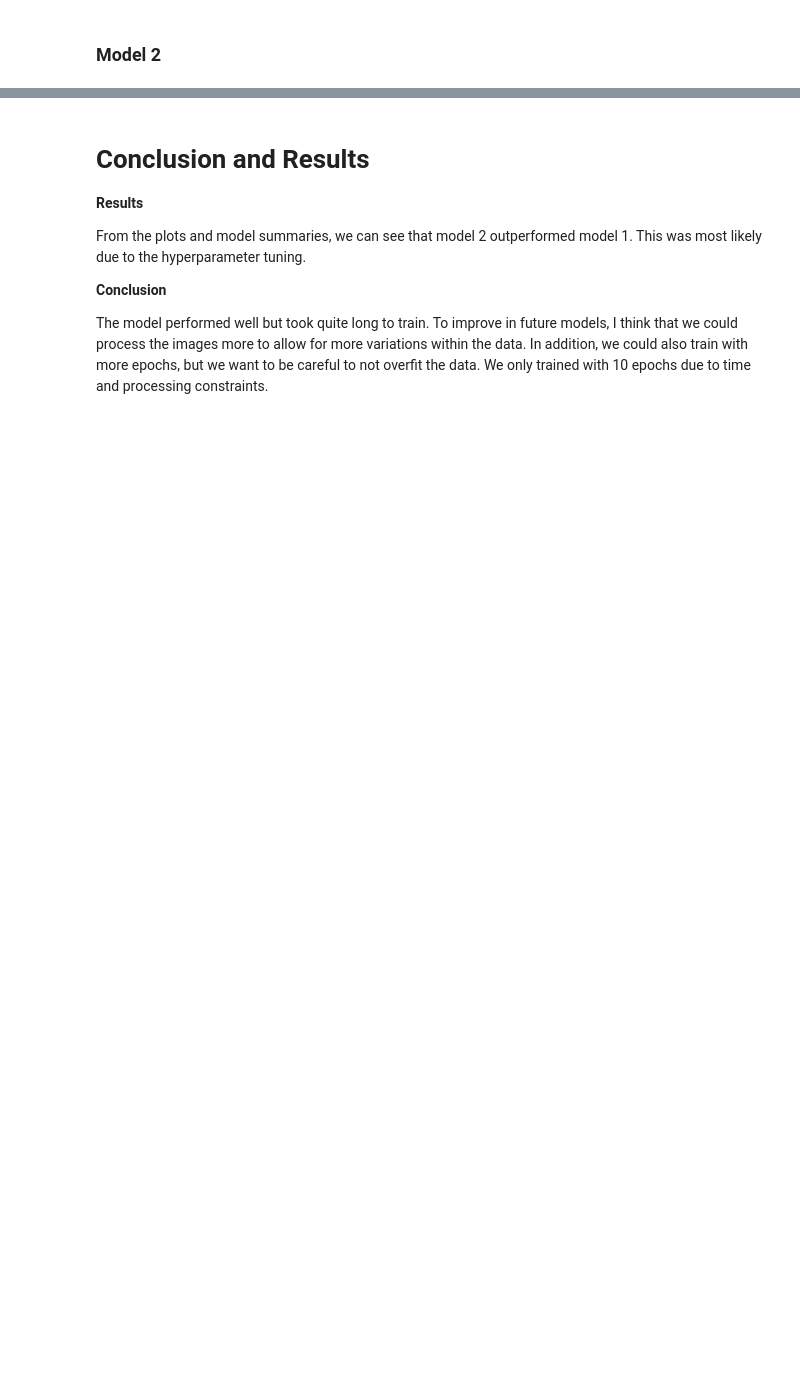
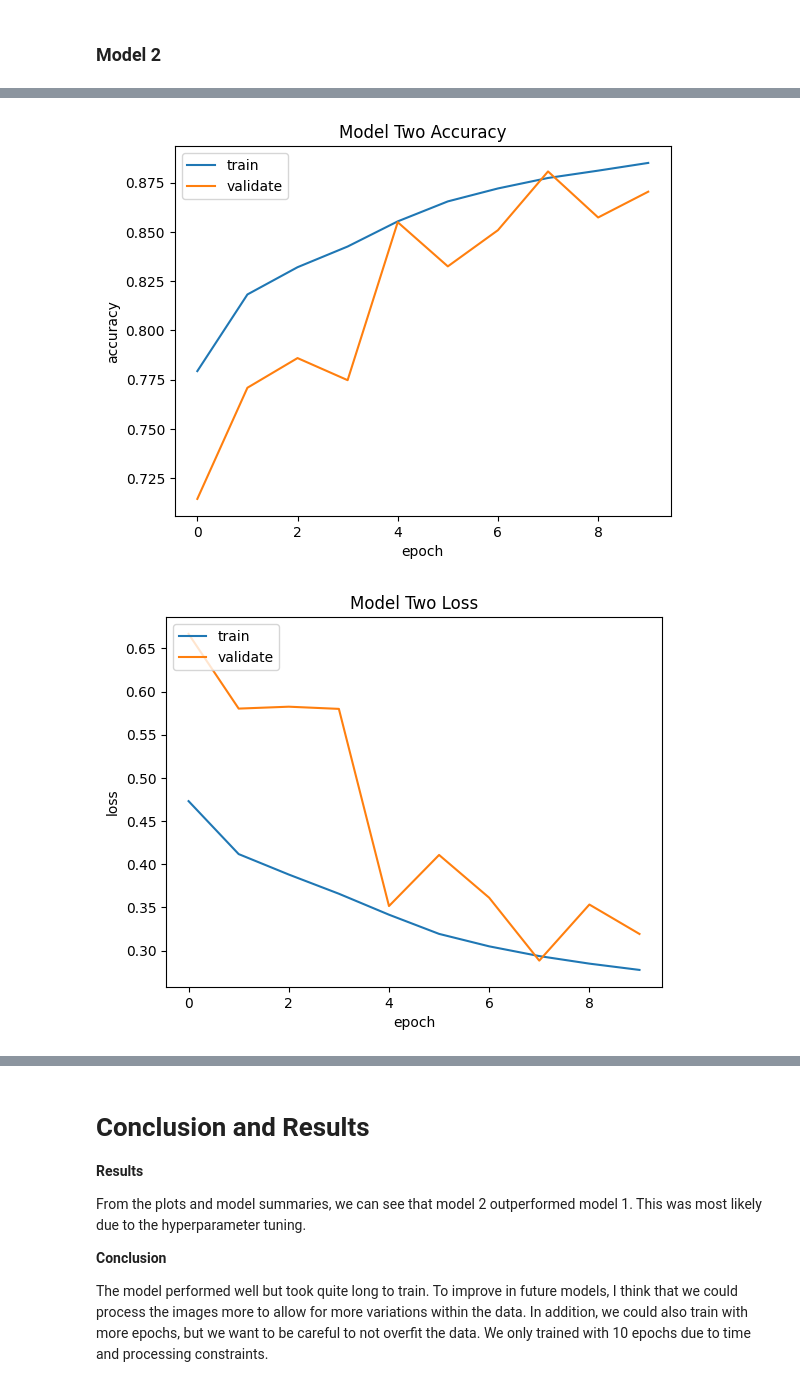
Before and after one commit to sneksnakk/Histopathologic-Cancer-Detection, a Jupyter notebook: histopathologic-cancer-detection-with-cnn.ipynb, the cells around one changed output, grey strips where cells are left out. Saved outputs shown, nothing was run; the diff lists cells and outputs as text; code cells hidden in the pictures; blank space fills up the shorter version.

```diff
--- a/histopathologic-cancer-detection-with-cnn.ipynb
+++ b/histopathologic-cancer-detection-with-cnn.ipynb
@@ -300,7 +311,7 @@ with strategy.scope():
     model_two.add(Dense(1, activation='sigmoid'))
 
     #build model by input size
-    model_two.build(input_shape=(BATCH_SIZE, 64, 64, 3))       # original image = (96, 96, 3)
+    model_two.build(input_shape=(batchsize, 64, 64, 3))       # original image = (96, 96, 3)
 
     #compile
     adam_optimizer = Adam(learning_rate=0.0001)
@@ -311,8 +340,6 @@ model_two.summary()
 # %%
-EPOCHS = 10
-
 # training model 2
 history_model_two = model_two.fit_generator(
                         train_generator,
-                        epochs = EPOCHS,
+                        epochs = 10,
                         validation_data = valid_generator)
@@ -319,27 +367,22 @@ history_model_two = model_two.fit_generator(
 # %%
 plt.plot(history_model_two.history['accuracy'])
 plt.plot(history_model_two.history['val_accuracy'])
 plt.title('Model Two Accuracy')
 plt.ylabel('accuracy')
 plt.xlabel('epoch')
 plt.legend(['train', 'validate'], loc='upper left')
 plt.show();
 
 plt.plot(history_model_two.history['loss'])
 plt.plot(history_model_two.history['val_loss'])
 plt.title('Model Two Loss')
 plt.ylabel('loss')
 plt.xlabel('epoch')
 plt.legend(['train', 'validate'], loc='upper left')
 plt.show();
-
-plt.plot(history_model_two.history['auc_1'])
-plt.plot(history_model_two.history['val_auc_1'])
-plt.title('Model Two AUC ROC per Epoch')
-plt.ylabel('ROC')
-plt.xlabel('epoch')
-plt.legend(['train', 'validate'], loc='upper left')
-plt.show();
+# %% [output]
+[figure, added]
+[figure, added]
 # %%
 # preparing test data
 datagen_test = ImageDataGenerator(rescale=1./255.)
```
Also changed, not shown: parts of 12 cells of this notebook.
